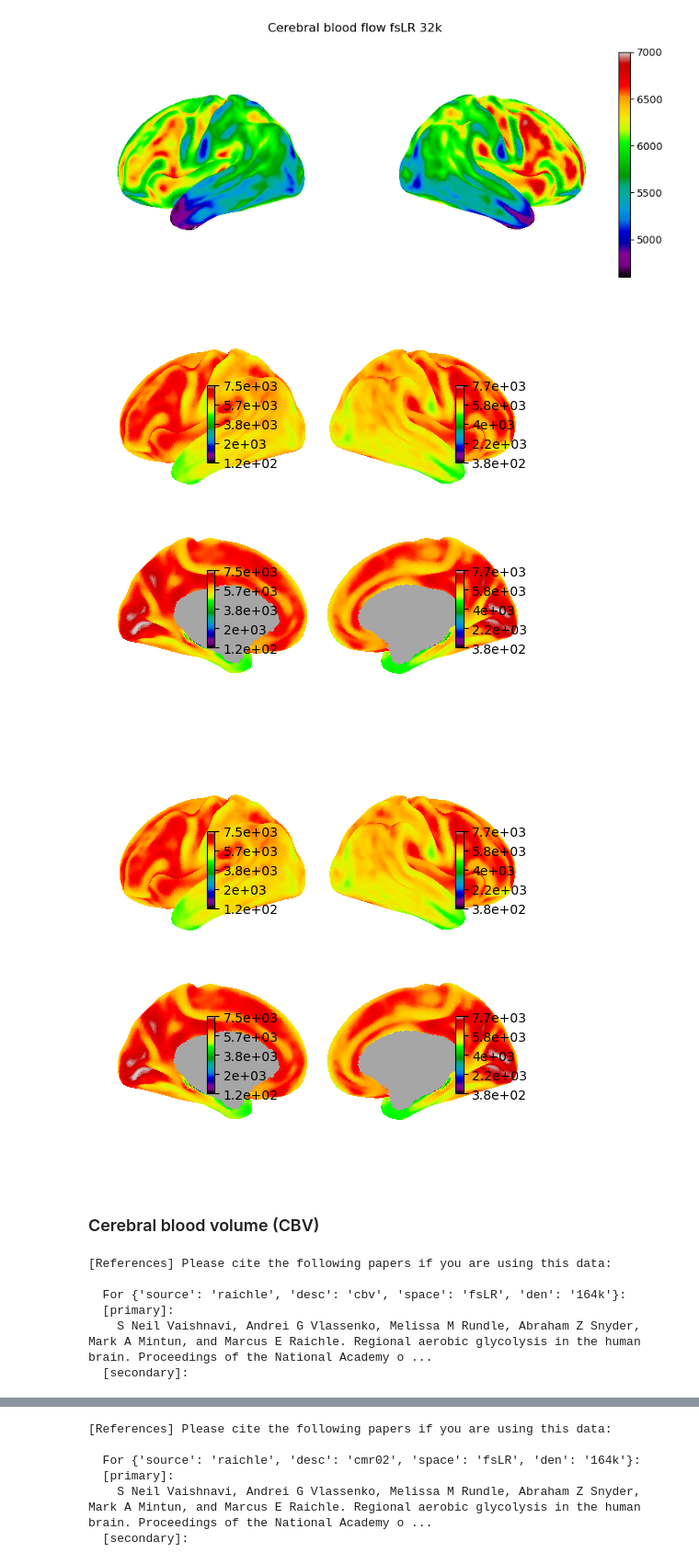
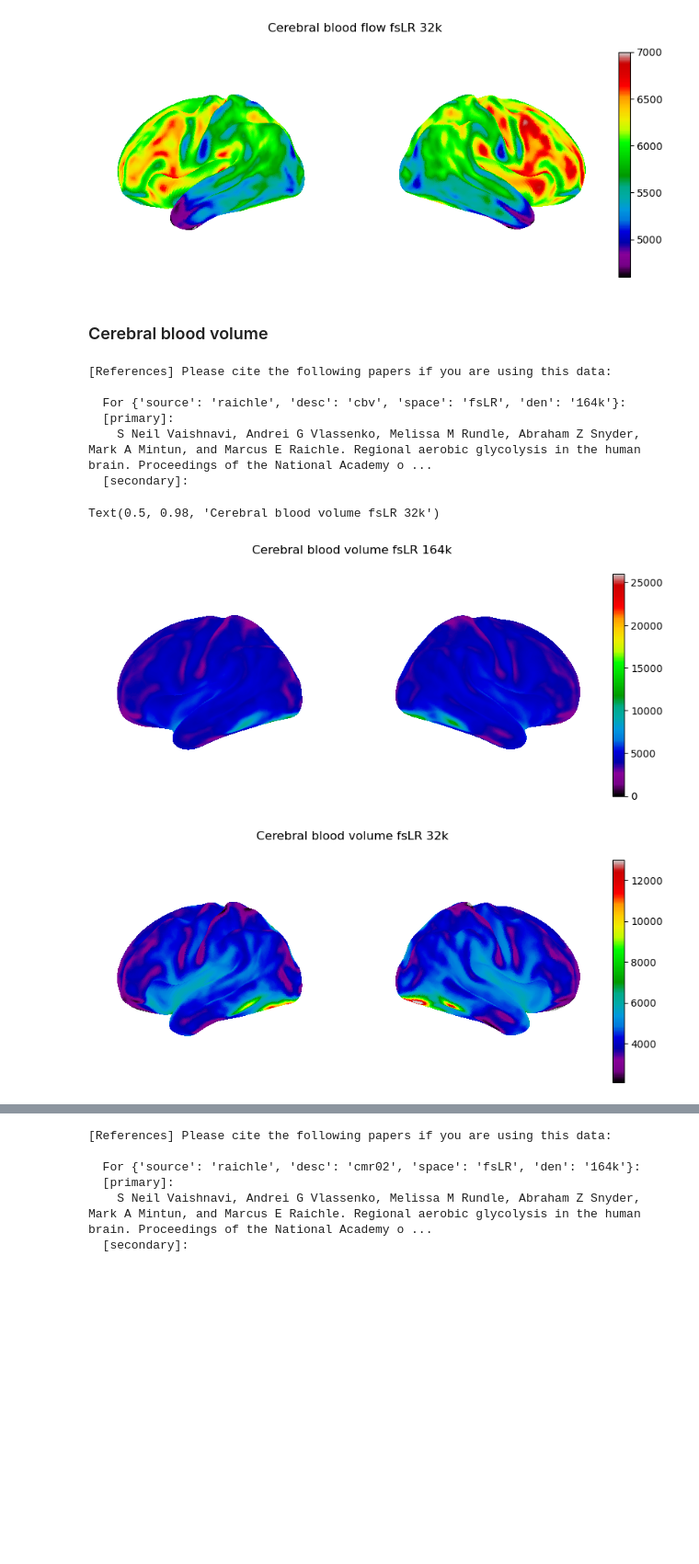
Before and after one commit to katrinasuherman/neuromaps-schizophrenia-thinning, a Jupyter notebook: transformations.ipynb, the cells around one changed output, grey strips where cells are left out. Shown at 92% size. Drawn from its saved outputs; the diff is of its cells as text; code cells hidden in the pictures; blank space fills up the shorter version.

Commit message:
Finished plotting all target maps

```diff
--- a/transformations.ipynb
+++ b/transformations.ipynb
@@ -480,9 +390,3 @@ fig13.suptitle('Cerebral blood flow fsLR 32k', y=0.98)
 Text(0.5, 0.98, 'Cerebral blood flow fsLR 32k')
 [figure]
 [figure]
-# %%
-from neuromaps.plotting import plot_surf_template
-plot_surf_template(cbf_fsLR32k, template='fsLR', density='32k', cmap='nipy_spectral')
-# %% [output]
-[figure, removed]
-[figure, removed]
@@ -504,5 +393,5 @@ for cmap in colormaps2:
 # %% [markdown]
-### Cerebral blood volume (CBV)
+### Cerebral blood volume
 # %%
 cbv = fetch_annotation(source='raichle', desc='cbv', space='fsLR', den='164k')
 cbv_fsLR32k = fslr_to_fslr(cbv, target_density='32k')
@@ -513,4 +402,22 @@ cbv_fsLR32k = fslr_to_fslr(cbv, target_density='32k')
   [primary]:
     S Neil Vaishnavi, Andrei G Vlassenko, Melissa M Rundle, Abraham Z Snyder, Mark A Mintun, and Marcus E Raichle. Regional aerobic glycolysis in the human brain. Proceedings of the National Academy o ...
   [secondary]:
+# %%
+fig14, cbar14 = plot_surf_lateral_only(
+    cbv, template='fsLR', density='164k',
+    cmap='nipy_spectral', colorbar='shared', cbar_location='right', wspace=0.18,
+    vmin=0, vmax=26000
+)
+fig14.suptitle('Cerebral blood volume fsLR 164k', y=0.98)
+
+fig15, cbar15 = plot_surf_lateral_only(
+    cbv_fsLR32k, template='fsLR', density='32k',
+    cmap='nipy_spectral', colorbar='shared', cbar_location='right', wspace=0.18,
+    vmin=2100, vmax=13000
+)
+fig15.suptitle('Cerebral blood volume fsLR 32k', y=0.98)
+# %% [output]
+Text(0.5, 0.98, 'Cerebral blood volume fsLR 32k')
+[figure, added]
+[figure, added]
 # %% [markdown]
```
Also changed, not shown: parts of 17 cells of this notebook.
